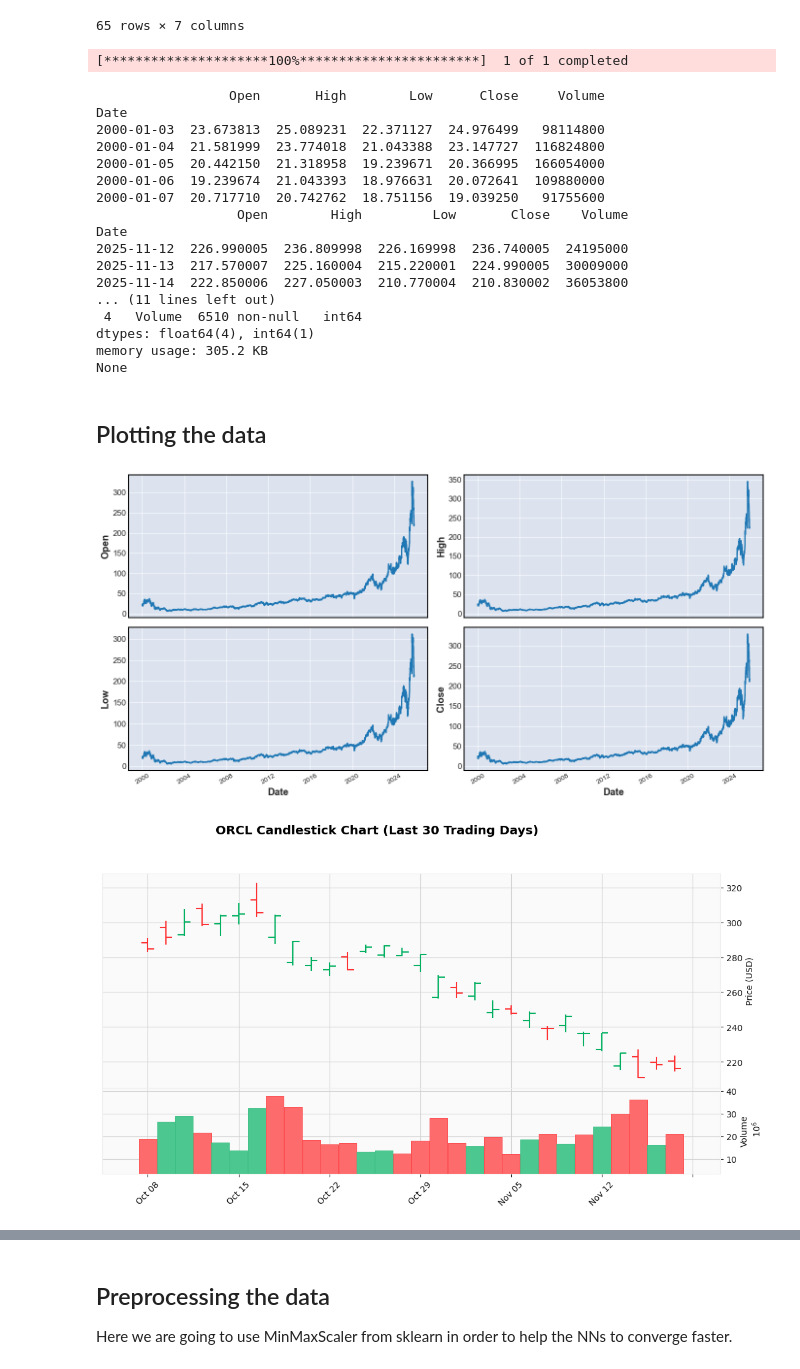
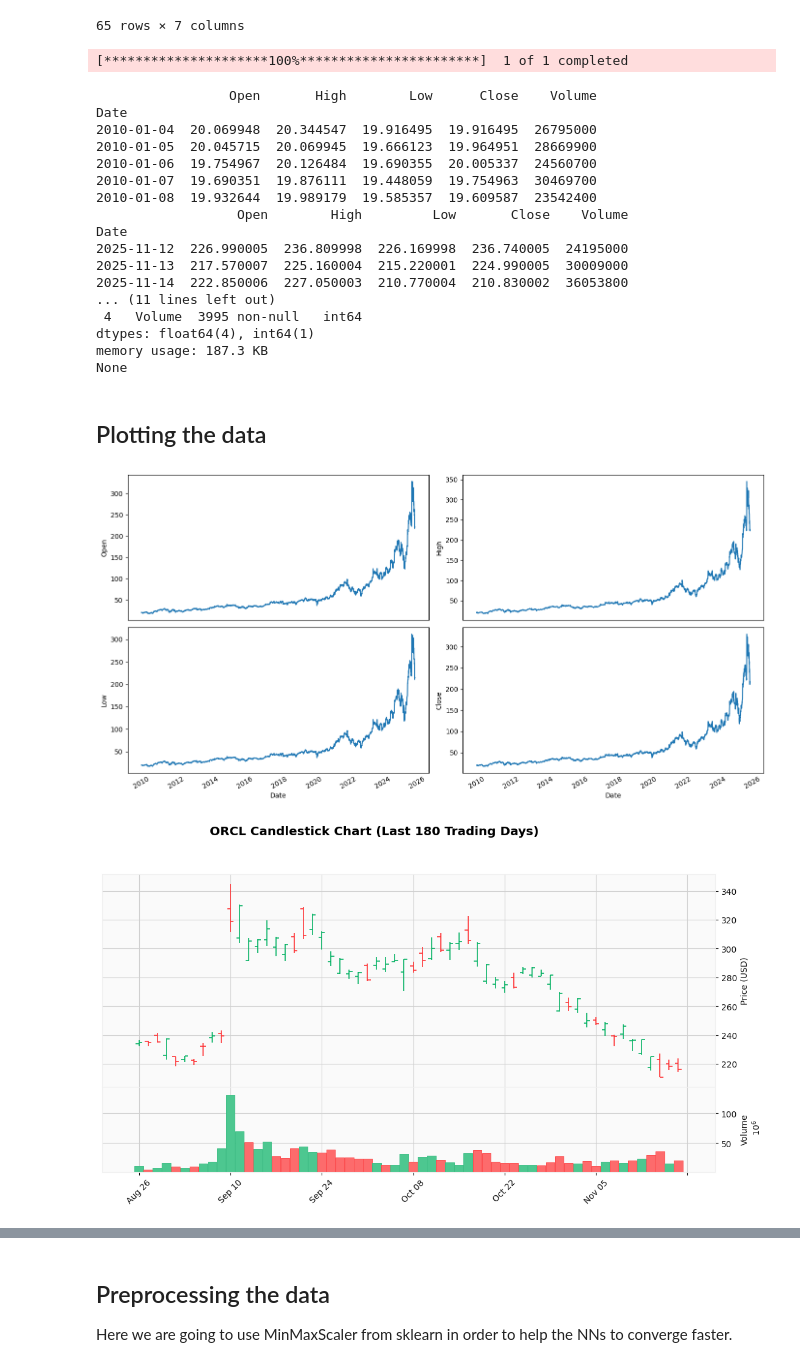
Before and after one commit to RafaelTakata0105/Stock_forecasting_ML, a Jupyter notebook: notebooks/Stock_forecasting_ML.ipynb, the cells around one changed output, grey strips where cells are left out. Saved outputs shown, nothing was run; the diff lists cells and outputs as text; code cells hidden in the pictures.

```diff
--- a/notebooks/Stock_forecasting_ML.ipynb
+++ b/notebooks/Stock_forecasting_ML.ipynb
@@ -101,7 +82,7 @@ data
 65 rows × 7 columns
 # %%
 end_date = date.today().strftime("%Y-%m-%d")
-start_date = "2000-01-01"
+start_date = "2010-01-01"
 
 df = yf.download('ORCL', start=start_date, end=end_date)
 
@@ -113,22 +94,22 @@ print(df.tail())
 print(df.info())
 # %% [output]
 [*********************100%***********************]  1 of 1 completed
-                 Open       High        Low      Close     Volume
+                 Open       High        Low      Close    Volume
 Date
-2000-01-03  23.673813  25.089231  22.371127  24.976499   98114800
-2000-01-04  21.581999  23.774018  21.043388  23.147727  116824800
-2000-01-05  20.442150  21.318958  19.239671  20.366995  166054000
-2000-01-06  19.239674  21.043393  18.976631  20.072641  109880000
-2000-01-07  20.717710  20.742762  18.751156  19.039250   91755600
+2010-01-04  20.069948  20.344547  19.916495  19.916495  26795000
+2010-01-05  20.045715  20.069945  19.666123  19.964951  28669900
+2010-01-06  19.754967  20.126484  19.690355  20.005337  24560700
+2010-01-07  19.690351  19.876111  19.448059  19.754963  30469700
+2010-01-08  19.932644  19.989179  19.585357  19.609587  23542400
                   Open        High         Low       Close    Volume
 Date
 2025-11-12  226.990005  236.809998  226.169998  236.740005  24195000
 2025-11-13  217.570007  225.160004  215.220001  224.990005  30009000
 2025-11-14  222.850006  227.050003  210.770004  210.830002  36053800
 ... (11 lines left out)
- 4   Volume  6510 non-null   int64
+ 4   Volume  3995 non-null   int64
 dtypes: float64(4), int64(1)
-memory usage: 305.2 KB
+memory usage: 187.3 KB
 None
 # %% [markdown]
 ## Plotting the data
@@ -151,22 +132,22 @@ def data_plotter(df):
 
 data_plotter(df)
 # %% [output]
-[figure, old version]
+[figure, new version]
 # %%
 import mplfinance as mpf
 
-# Selecting the last 30 trading days for visualization (1 month)
-df_candlestick = df.tail(30).copy()
+# Select the last 180 trading days for visualization (approx 6-9 months)
+df_candlestick = df.tail(60).copy()
 
 mpf.plot(
     df_candlestick,
     type='ohlc',
     style='yahoo',
     volume=True,
-    title='ORCL Candlestick Chart (Last 30 Trading Days)',
+    title='ORCL Candlestick Chart (Last 180 Trading Days)',
     ylabel='Price (USD)',
     ylabel_lower='Volume',
     figsize=(14, 7)
 )
 # %% [output]
-[figure, old version]
+[figure, new version]
```
Also changed, not shown: parts of 18 cells of this notebook.
